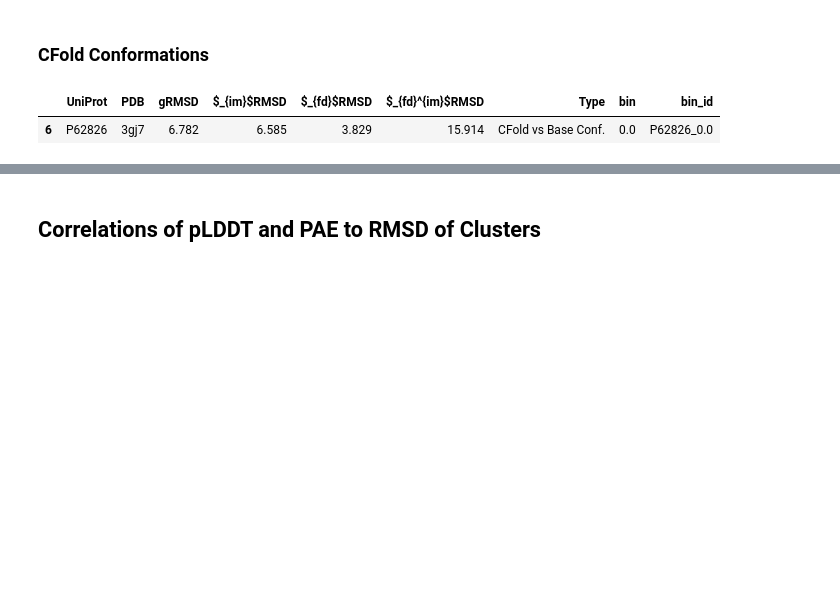
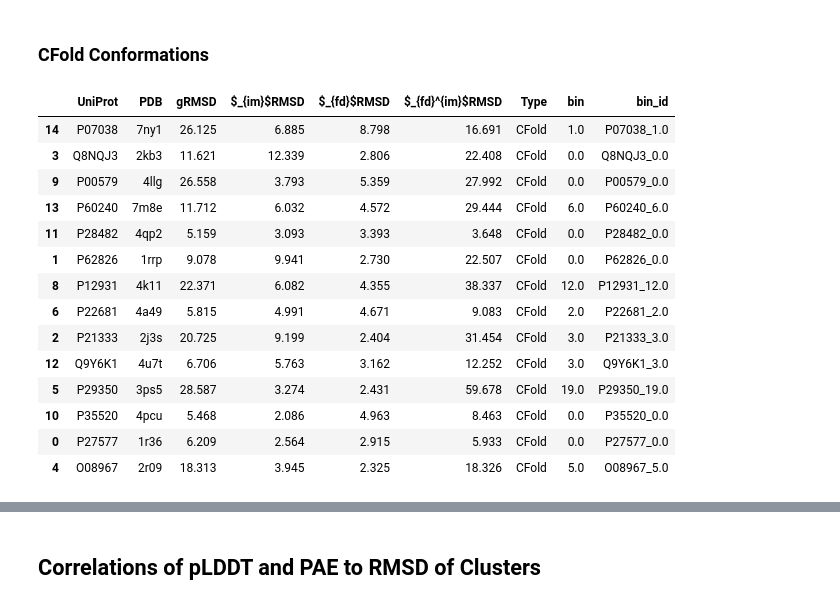
Before and after one commit to bperkinsj/autoinhibition_and_alphafold2, a Jupyter notebook: paper_figs.ipynb, the cells around one changed output, grey strips where cells are left out. Saved outputs shown, nothing was run; the diff lists cells and outputs as text; code cells hidden in the pictures; blank space fills up the shorter version.

```diff
--- a/paper_figs.ipynb
+++ b/paper_figs.ipynb
@@ -3630,8 +3656,21 @@ cf_df = cf_df.set_index(cf_df['method_conf']).reindex(orders).reset_index(drop=T
 # %%
 cf_imfd = cutoff_counts(pd.concat([best_conf_one_cfold, best_conf_two_cfold]), imfd, 'CFold', cutoffs, 'CFold vs Base Conf.', 'CFold vs Alt. Conf.')
 cf_imfd = cf_imfd.set_index(cf_imfd['method_conf']).reindex(orders).reset_index(drop=True)
-# %%
-best_conf_one_grmsd_cfold
-# %% [output]
-|  | UniProt | PDB | gRMSD | $_{im}$RMSD | $_{fd}$RMSD | $_{fd}^{im}$RMSD | Type | bin | bin_id |
-| 6 | P62826 | 3gj7 | 6.782 | 6.585 | 3.829 | 15.914 | CFold vs Base Conf. | 0.0 | P62826_0.0 |
+# %%
+best_conf_one_cfold
+# %% [output]
+|  | UniProt | PDB | gRMSD | $_{im}$RMSD | $_{fd}$RMSD | $_{fd}^{im}$RMSD | Type | bin | bin_id |
+| 14 | P07038 | 7ny1 | 26.125 | 6.885 | 8.798 | 16.691 | CFold | 1.0 | P07038_1.0 |
+| 3 | Q8NQJ3 | 2kb3 | 11.621 | 12.339 | 2.806 | 22.408 | CFold | 0.0 | Q8NQJ3_0.0 |
+| 9 | P00579 | 4llg | 26.558 | 3.793 | 5.359 | 27.992 | CFold | 0.0 | P00579_0.0 |
+| 13 | P60240 | 7m8e | 11.712 | 6.032 | 4.572 | 29.444 | CFold | 6.0 | P60240_6.0 |
+| 11 | P28482 | 4qp2 | 5.159 | 3.093 | 3.393 | 3.648 | CFold | 0.0 | P28482_0.0 |
+| 1 | P62826 | 1rrp | 9.078 | 9.941 | 2.730 | 22.507 | CFold | 0.0 | P62826_0.0 |
+| 8 | P12931 | 4k11 | 22.371 | 6.082 | 4.355 | 38.337 | CFold | 12.0 | P12931_12.0 |
+| 6 | P22681 | 4a49 | 5.815 | 4.991 | 4.671 | 9.083 | CFold | 2.0 | P22681_2.0 |
+| 2 | P21333 | 2j3s | 20.725 | 9.199 | 2.404 | 31.454 | CFold | 3.0 | P21333_3.0 |
+| 12 | Q9Y6K1 | 4u7t | 6.706 | 5.763 | 3.162 | 12.252 | CFold | 3.0 | Q9Y6K1_3.0 |
+| 5 | P29350 | 3ps5 | 28.587 | 3.274 | 2.431 | 59.678 | CFold | 19.0 | P29350_19.0 |
+| 10 | P35520 | 4pcu | 5.468 | 2.086 | 4.963 | 8.463 | CFold | 0.0 | P35520_0.0 |
+| 0 | P27577 | 1r36 | 6.209 | 2.564 | 2.915 | 5.933 | CFold | 0.0 | P27577_0.0 |
+| 4 | O08967 | 2r09 | 18.313 | 3.945 | 2.325 | 18.326 | CFold | 5.0 | O08967_5.0 |
```
Also changed, not shown: parts of 19 cells of this notebook, 4 other files.
